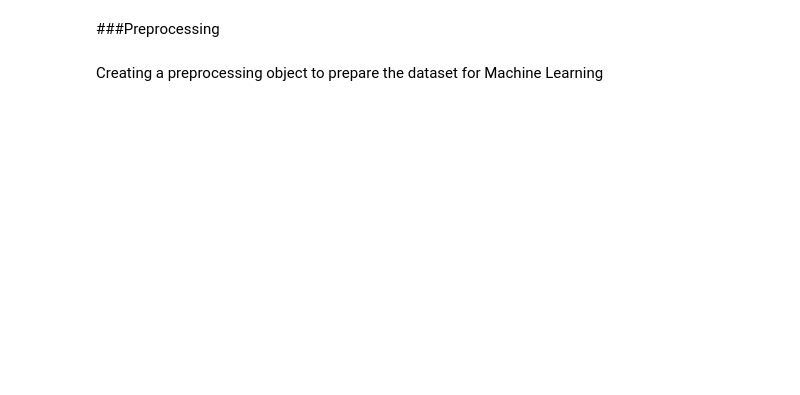
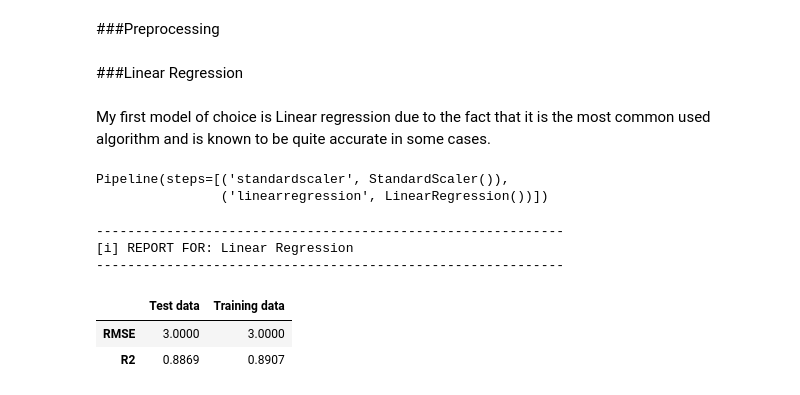
Before and after one commit to AkindeKadjo/Life_Expectancy_prediction, a Jupyter notebook: Life_Expectancy.ipynb, the cells around one changed output. Cells and saved outputs as stored; diff of their text form; code cells hidden in the pictures; blank space fills up the shorter version.

```diff
--- a/Life_Expectancy.ipynb
+++ b/Life_Expectancy.ipynb
@@ -263,6 +263,8 @@ dtype: int64
 >Since the missing values are now less than 25%, the rows with missing values will be dropped so as not to skew the results.
 # %%
 relevant_df.dropna(inplace=True)
+# %%
+high_corr_df.dropna(inplace=True)
 # %% [markdown]
 ##Scatter plot
 # %%
@@ -312,0 +319,24 @@ X_train, X_test, y_train, y_test = train_test_split(X,y, random_state = 42)
+# %%
+#creating a data frame output of the metrics
+def res_regression(model,xtest,ytest,xtrain,ytrain, label='X Regression'):
+  """Output regression metrics for both the test and the train data"""
+
+  ## Get Predictions
+  test_pred = model.predict(xtest)
+  train_pred = model.predict(xtrain)
+  ## Creating a header
+  print('---'*20)
+  print(f"[i] REPORT FOR: {label}")
+  print('---'*20)
+  #test metrics
+  mse_test = mean_squared_error(ytest, test_pred)
+  rmse_test = np.sqrt(mse_test).round(0)
+  r2_test = r2_score(ytest, test_pred).round(4)
+  res_df_test = pd.DataFrame([rmse_test,r2_test], columns=['Test data'],index=['RMSE','R2'])
+  #train metrics
+  mse_train = mean_squared_error(ytrain, train_pred)
+  rmse_train = np.sqrt(mse_train).round(0)
+  r2_train = r2_score(ytrain, train_pred).round(4)
+  res_df_train = pd.DataFrame([rmse_train,r2_train],columns=['Training data'],index=['RMSE','R2'])
+  res_df = pd.concat([res_df_test, res_df_train],axis = 1)
+  return res_df
@@ -313,4 +345,29 @@ X_train, X_test, y_train, y_test = train_test_split(X,y, random_state = 42)
 # %% [markdown]
 ###Preprocessing
-# %% [markdown]
-Creating a preprocessing object to prepare the dataset for Machine Learning
+# %%
+#instantiate the StandardScaler
+scaler = StandardScaler()
+# %% [markdown]
+###Linear Regression
+# %% [markdown]
+My first model of choice is Linear regression due to the fact that it is the most common used algorithm and is known to be quite accurate in some cases.
+# %%
+#instantiate LinearRegression
+reg = LinearRegression()
+#create the pipeline
+reg_pipe = make_pipeline(scaler, reg)
+#train model on training data
+reg_pipe.fit(X_train,y_train)
+# %% [output]
+Pipeline(steps=[('standardscaler', StandardScaler()),
+                ('linearregression', LinearRegression())])
+# %%
+# Evaluate the linear regression model
+res_regression(reg_pipe,X_test,y_test, X_train,y_train, label='Linear Regression')
+# %% [output]
+------------------------------------------------------------
+[i] REPORT FOR: Linear Regression
+------------------------------------------------------------
+|  | Test data | Training data |
+| RMSE | 3.0000 | 3.0000 |
+| R2 | 0.8869 | 0.8907 |
```
Also changed, not shown: parts of 4 cells of this notebook.
